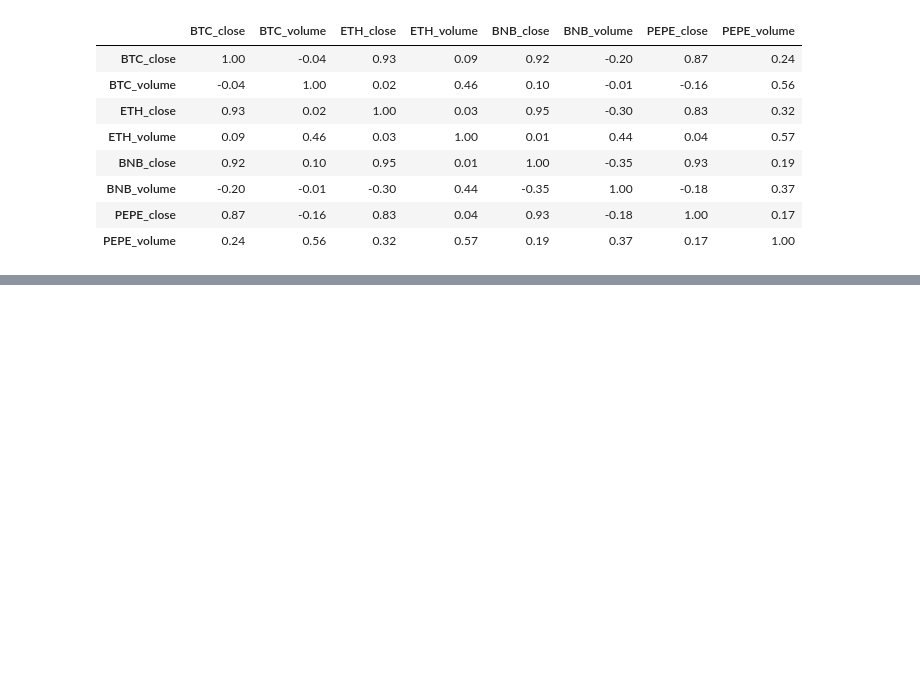
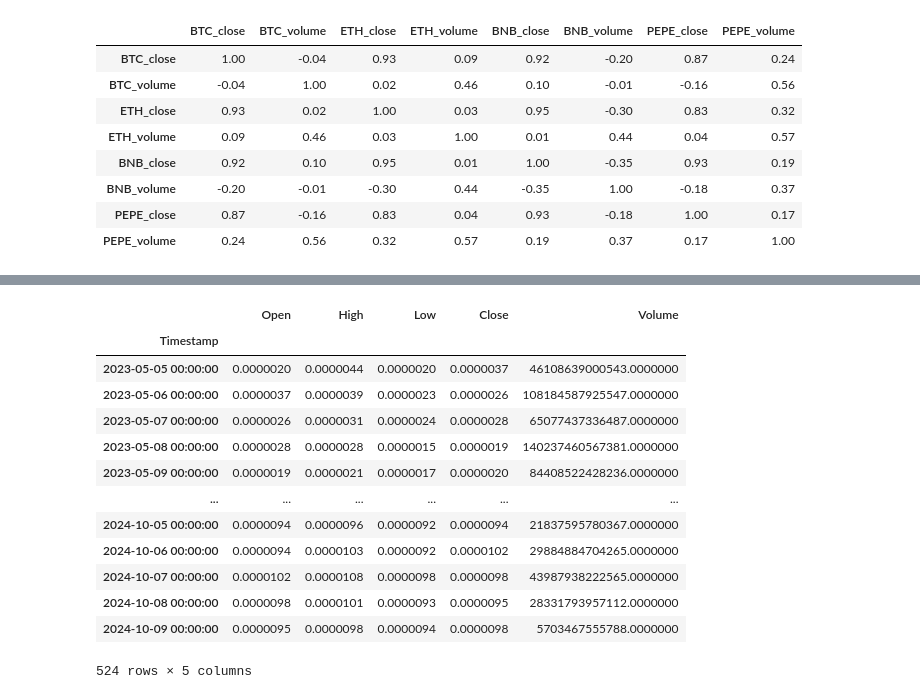
Before and after one commit to rafpank/Colab, a Jupyter notebook: data_science_bootcamp /wprowadzenie/connecting_crypto_data.ipynb, the cells around one changed output, grey strips where cells are left out. Drawn from its saved outputs; the diff is of its cells as text; code cells hidden in the pictures; blank space fills up the shorter version.

```diff
--- a/data_science_bootcamp /wprowadzenie/connecting_crypto_data.ipynb
+++ b/data_science_bootcamp /wprowadzenie/connecting_crypto_data.ipynb
@@ -444,0 +524,17 @@ df_con[closes_values].corr()
+# %%
+pepe
+# %% [output]
+|  | Open | High | Low | Close | Volume |
+| Timestamp |  |  |  |  |  |
+| 2023-05-05 00:00:00 | 0.0000020 | 0.0000044 | 0.0000020 | 0.0000037 | 46108639000543.0000000 |
+| 2023-05-06 00:00:00 | 0.0000037 | 0.0000039 | 0.0000023 | 0.0000026 | 108184587925547.0000000 |
+| 2023-05-07 00:00:00 | 0.0000026 | 0.0000031 | 0.0000024 | 0.0000028 | 65077437336487.0000000 |
+| 2023-05-08 00:00:00 | 0.0000028 | 0.0000028 | 0.0000015 | 0.0000019 | 140237460567381.0000000 |
+| 2023-05-09 00:00:00 | 0.0000019 | 0.0000021 | 0.0000017 | 0.0000020 | 84408522428236.0000000 |
+| ... | ... | ... | ... | ... | ... |
+| 2024-10-05 00:00:00 | 0.0000094 | 0.0000096 | 0.0000092 | 0.0000094 | 21837595780367.0000000 |
+| 2024-10-06 00:00:00 | 0.0000094 | 0.0000103 | 0.0000092 | 0.0000102 | 29884884704265.0000000 |
+| 2024-10-07 00:00:00 | 0.0000102 | 0.0000108 | 0.0000098 | 0.0000098 | 43987938222565.0000000 |
+| 2024-10-08 00:00:00 | 0.0000098 | 0.0000101 | 0.0000093 | 0.0000095 | 28331793957112.0000000 |
+| 2024-10-09 00:00:00 | 0.0000095 | 0.0000098 | 0.0000094 | 0.0000098 | 5703467555788.0000000 |
+524 rows × 5 columns
```
Also changed, not shown: parts of 18 cells of this notebook.
